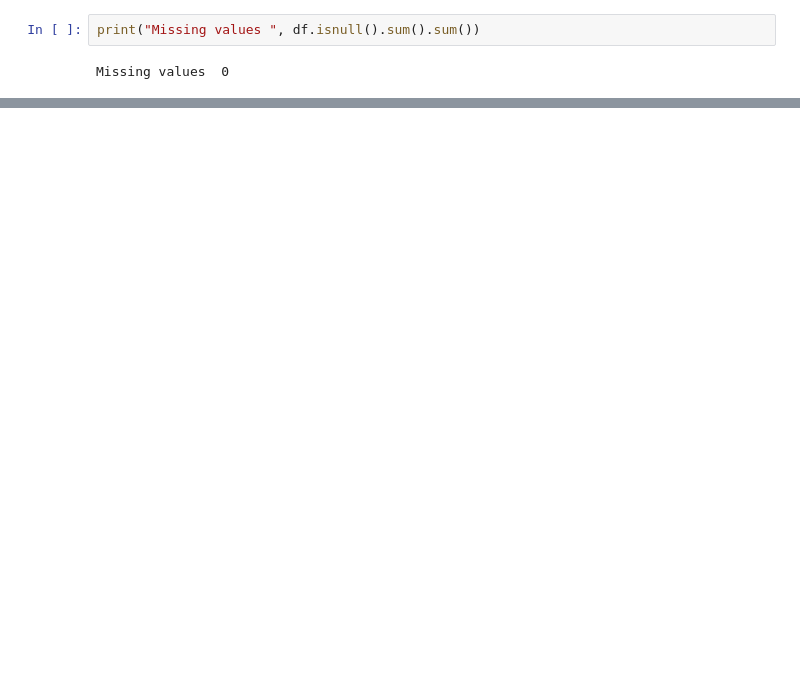
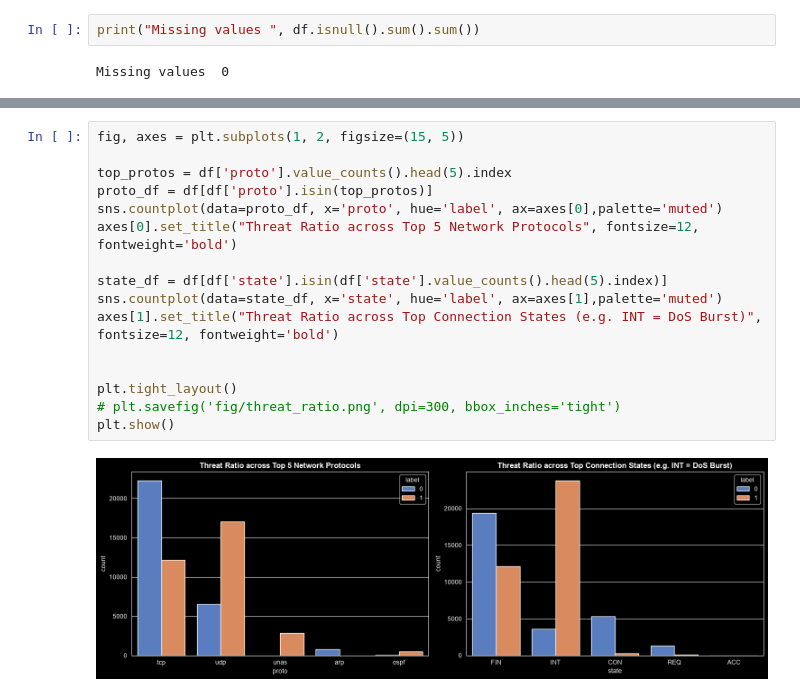
Before and after one commit to viciouss28/fsp_ml_project-, a Jupyter notebook: securenet.ipynb, the cells around one changed output, grey strips where cells are left out. Cells and saved outputs as stored; diff of their text form; blank space fills up the shorter version.

```diff
--- a/securenet.ipynb
+++ b/securenet.ipynb
@@ -135,0 +208,18 @@ Missing values  0
+# %%
+fig, axes = plt.subplots(1, 2, figsize=(15, 5))
+
+top_protos = df['proto'].value_counts().head(5).index
+proto_df = df[df['proto'].isin(top_protos)]
+sns.countplot(data=proto_df, x='proto', hue='label', ax=axes[0],palette='muted')
+axes[0].set_title("Threat Ratio across Top 5 Network Protocols", fontsize=12, fontweight='bold')
+
+state_df = df[df['state'].isin(df['state'].value_counts().head(5).index)]
+sns.countplot(data=state_df, x='state', hue='label', ax=axes[1],palette='muted')
+axes[1].set_title("Threat Ratio across Top Connection States (e.g. INT = DoS Burst)", fontsize=12, fontweight='bold')
+
+
+plt.tight_layout()
+# plt.savefig('fig/threat_ratio.png', dpi=300, bbox_inches='tight')
+plt.show()
+# %% [output]
+[figure, added]
```
Also changed, not shown: parts of 14 cells of this notebook, 10 other files.
